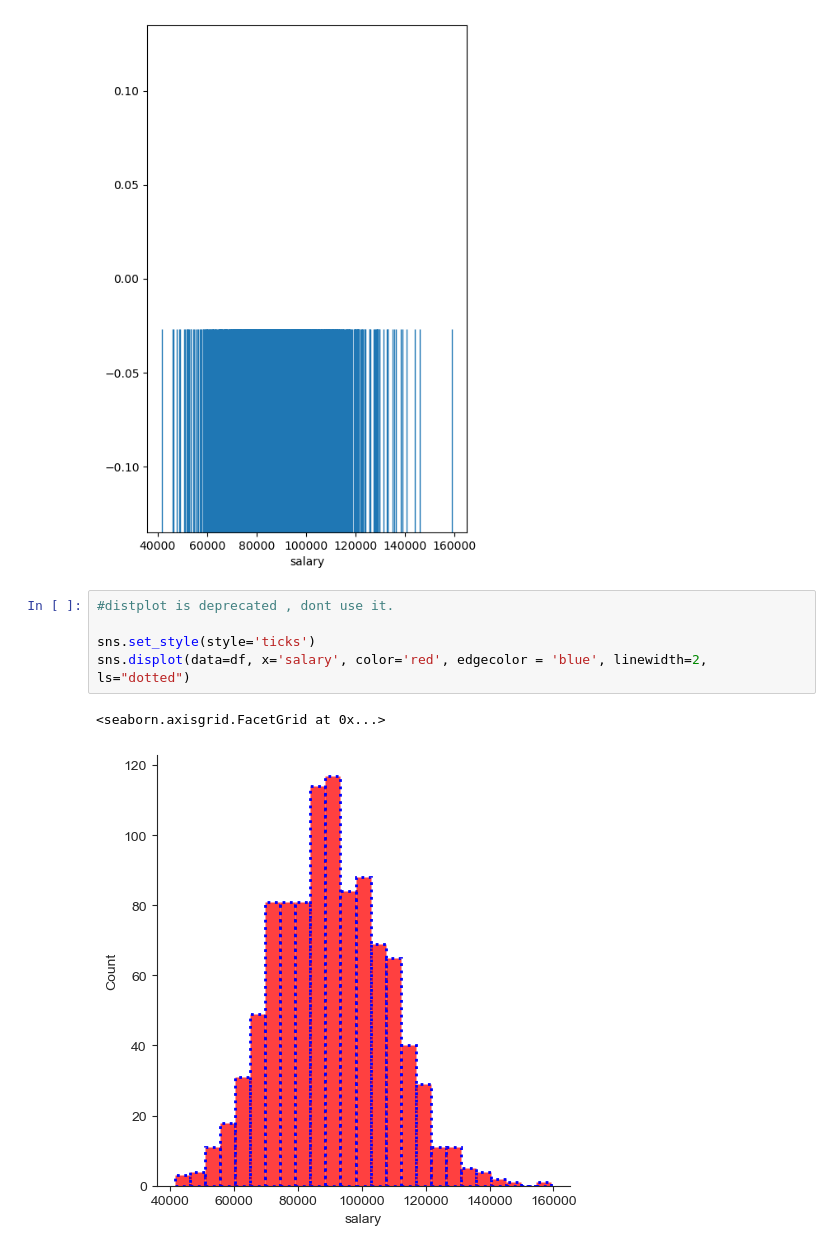
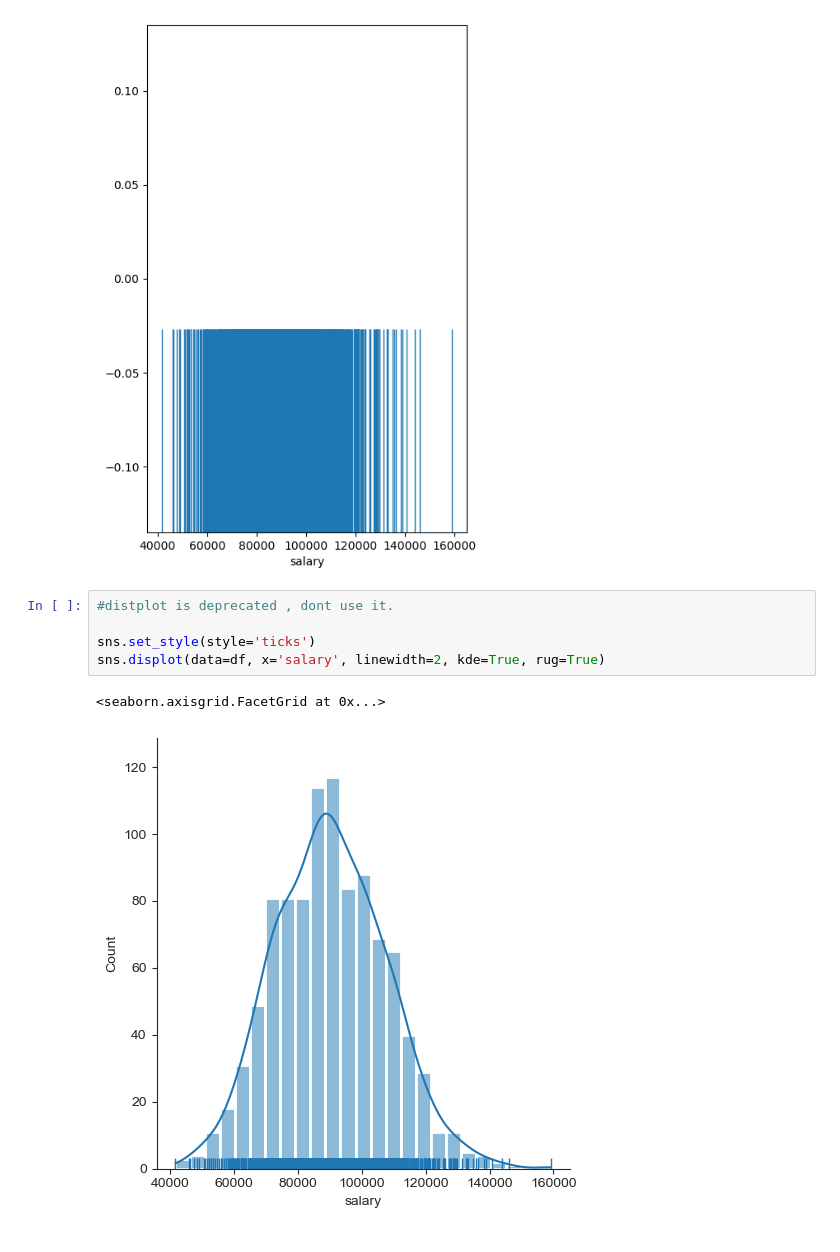
Before and after one commit to rohitcodism/ML-DS, a Jupyter notebook: practices/Seaborn/scatterPlot.ipynb, the cells around one changed output. Drawn from its saved outputs; the diff is of its cells as text.

```diff
--- a/practices/Seaborn/scatterPlot.ipynb
+++ b/practices/Seaborn/scatterPlot.ipynb
@@ -59,8 +59,8 @@ plt.show()
 # %%
 #distplot is deprecated , dont use it.
 
 sns.set_style(style='ticks')
-sns.displot(data=df, x='salary', color='red', edgecolor = 'blue', linewidth=2, ls="dotted")
+sns.displot(data=df, x='salary', linewidth=2, kde=True, rug=True)
 # %% [output]
 <seaborn.axisgrid.FacetGrid at 0x...>
-[figure, old version]
+[figure, new version]
```
Also changed, not shown: parts of 9 cells of this notebook.
